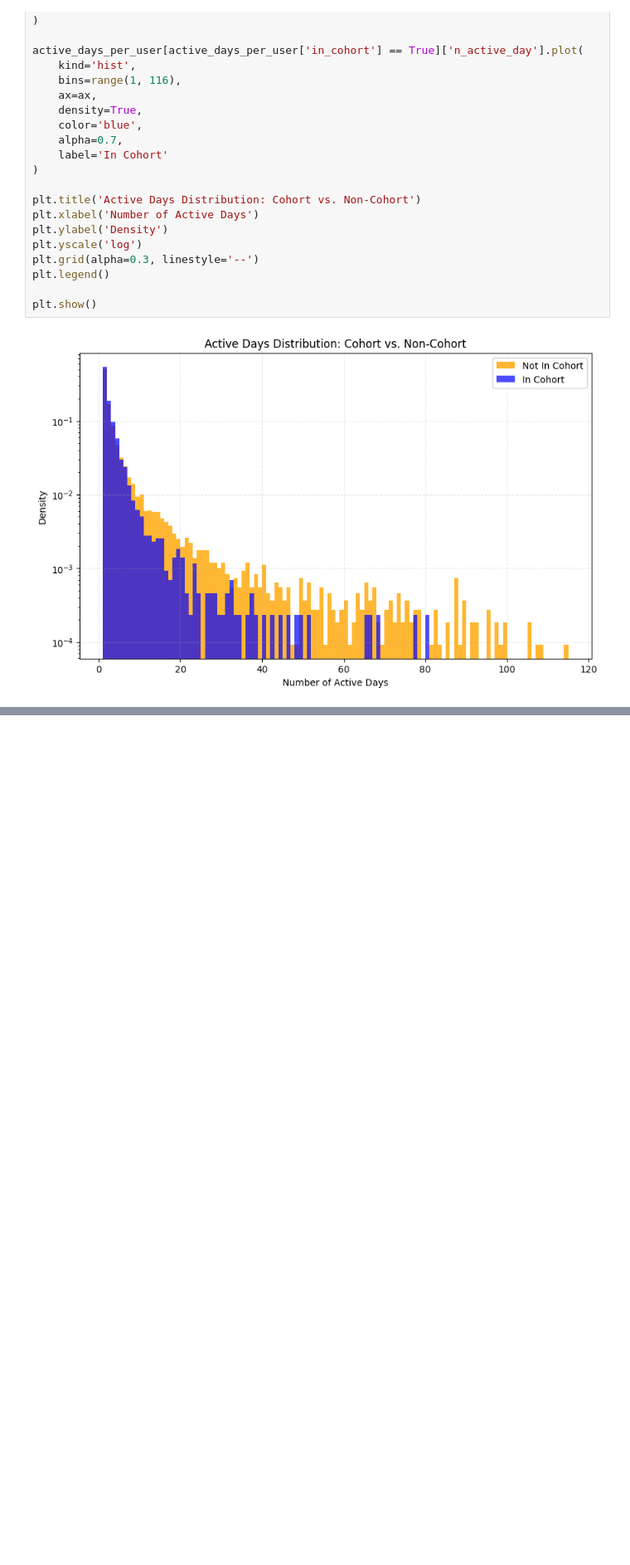
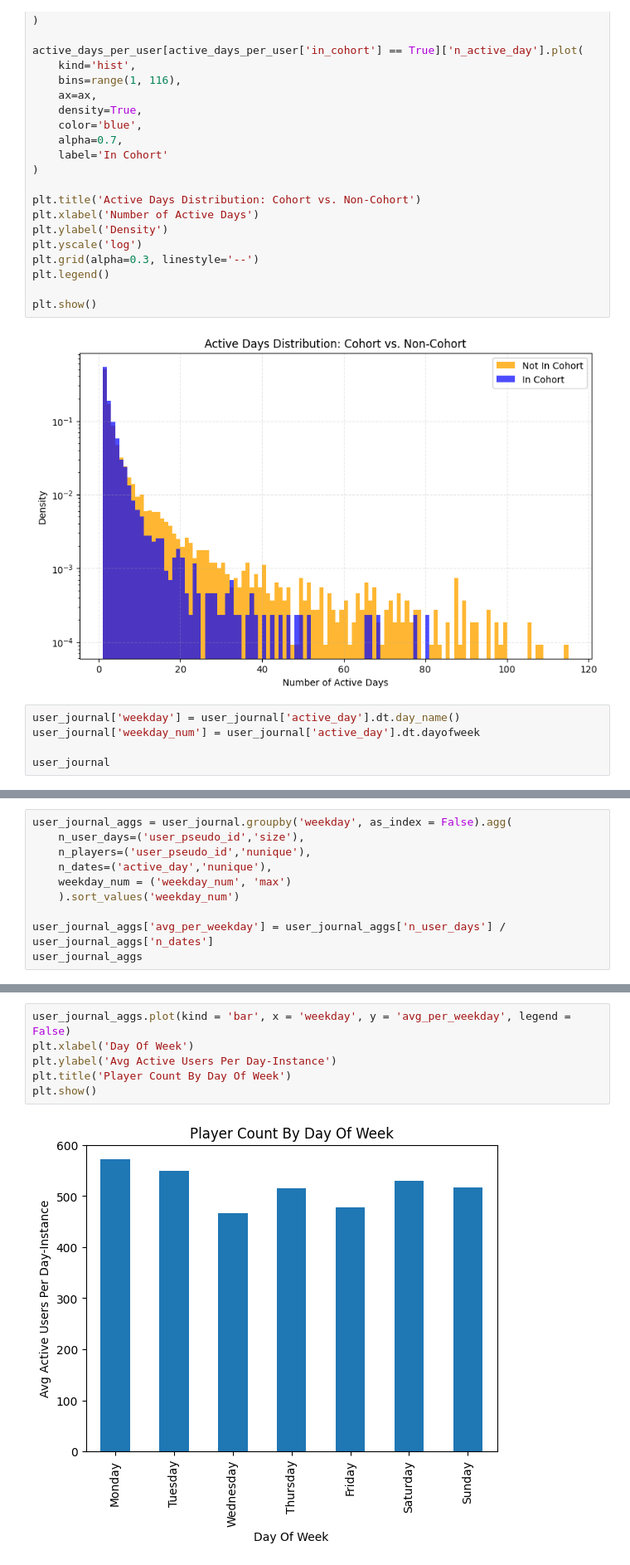
Before and after one commit to Adir-Amar/FloodIt-product-analytics, a Jupyter notebook: notebooks/02_retention_analysis.ipynb, the cells around one changed output, grey strips where cells are left out. Shown at 83% size. Saved outputs shown, nothing was run; the diff lists cells and outputs as text; blank space fills up the shorter version.

```diff
--- a/notebooks/02_retention_analysis.ipynb
+++ b/notebooks/02_retention_analysis.ipynb
@@ -262,3 +262,8 @@ plt.legend()
 plt.show()
 # %% [output]
 [figure]
+# %%
+user_journal['weekday'] = user_journal['active_day'].dt.day_name()
+user_journal['weekday_num'] = user_journal['active_day'].dt.dayofweek
+
+user_journal
@@ -264,0 +284,10 @@ plt.show()
+# %%
+user_journal_aggs = user_journal.groupby('weekday', as_index = False).agg(
+    n_user_days=('user_pseudo_id','size'),
+    n_players=('user_pseudo_id','nunique'),
+    n_dates=('active_day','nunique'),
+    weekday_num = ('weekday_num', 'max')
+    ).sort_values('weekday_num')
+
+user_journal_aggs['avg_per_weekday'] = user_journal_aggs['n_user_days'] / user_journal_aggs['n_dates']
+user_journal_aggs
@@ -264,0 +303,8 @@ plt.show()
+# %%
+user_journal_aggs.plot(kind = 'bar', x = 'weekday', y = 'avg_per_weekday', legend = False)
+plt.xlabel('Day Of Week')
+plt.ylabel('Avg Active Users Per Day-Instance')
+plt.title('Player Count By Day Of Week')
+plt.show()
+# %% [output]
+[figure, added]
```
Also changed, not shown: parts of 13 cells of this notebook.
